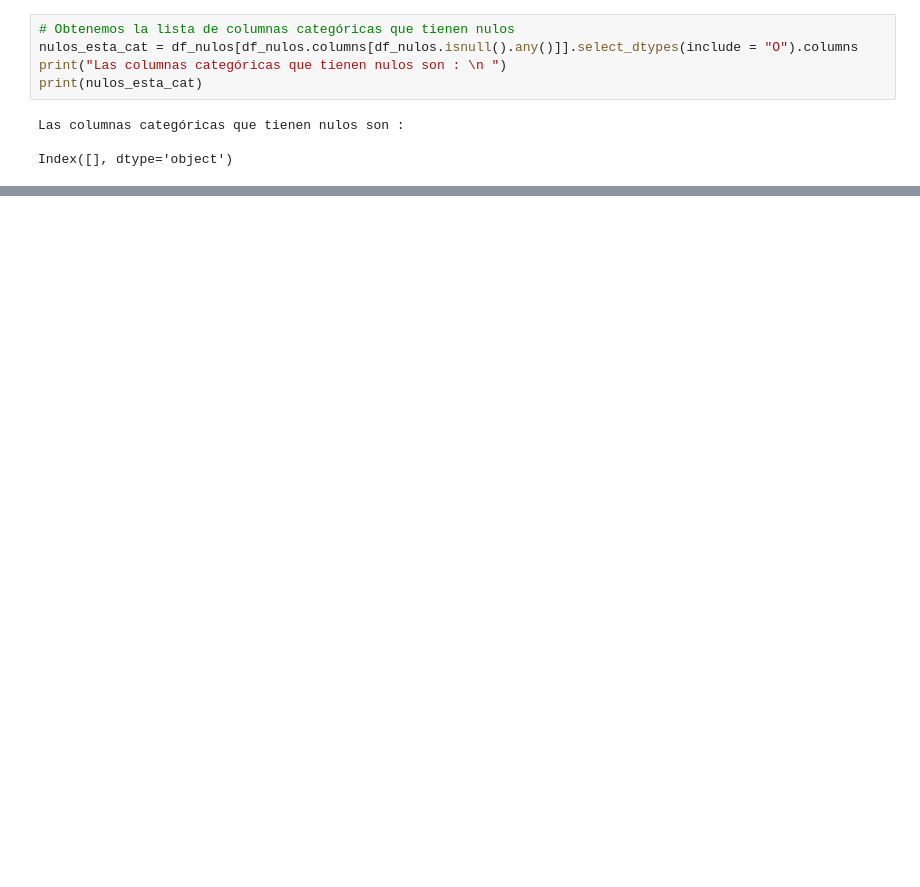
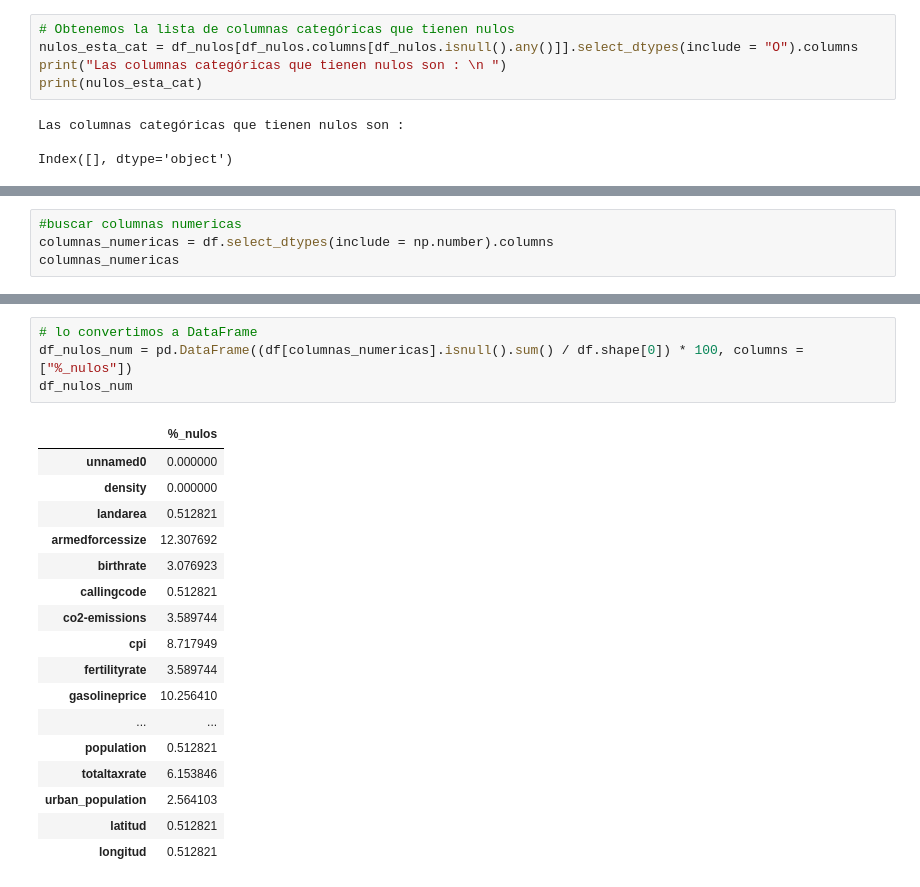
Before and after one commit to BSReguera/Pair-Programming-Modulo-3-Sprint1, a Jupyter notebook: pairprogramming-modulo3-leccion06.ipynb, the cells around one changed output, grey strips where cells are left out. Saved outputs shown, nothing was run; the diff lists cells and outputs as text; blank space fills up the shorter version.

```diff
--- a/pairprogramming-modulo3-leccion06.ipynb
+++ b/pairprogramming-modulo3-leccion06.ipynb
@@ -181,0 +205,4 @@ for col in nulos_esta_cat:
+# %%
+#buscar columnas numericas
+columnas_numericas = df.select_dtypes(include = np.number).columns
+columnas_numericas
@@ -181,0 +277,22 @@ for col in nulos_esta_cat:
+# %%
+# lo convertimos a DataFrame
+df_nulos_num = pd.DataFrame((df[columnas_numericas].isnull().sum() / df.shape[0]) * 100, columns = ["%_nulos"])
+df_nulos_num
+# %% [output]
+|  | %_nulos |
+| unnamed0 | 0.000000 |
+| density | 0.000000 |
+| landarea | 0.512821 |
+| armedforcessize | 12.307692 |
+| birthrate | 3.076923 |
+| callingcode | 0.512821 |
+| co2-emissions | 3.589744 |
+| cpi | 8.717949 |
+| fertilityrate | 3.589744 |
+| gasolineprice | 10.256410 |
+| ... | ... |
+| population | 0.512821 |
+| totaltaxrate | 6.153846 |
+| urban_population | 2.564103 |
+| latitud | 0.512821 |
+| longitud | 0.512821 |
```
Also changed, not shown: parts of 23 cells of this notebook, 5 other files.
